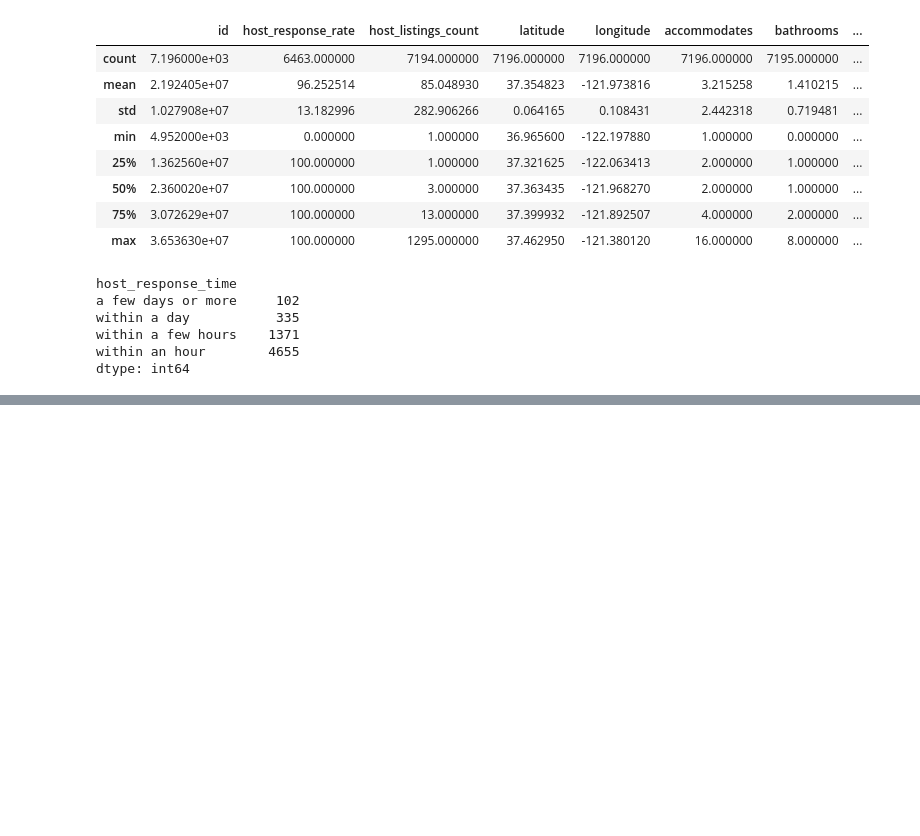
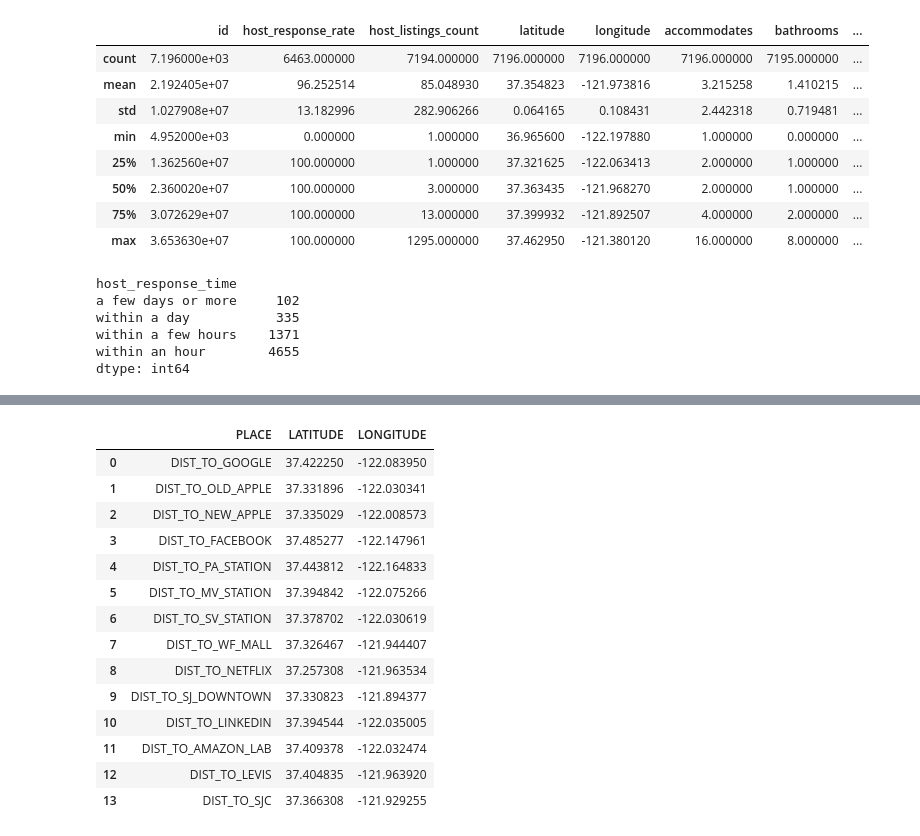
Before and after one commit to Armclimber/Projects, a Jupyter notebook: Capstone1/Data Wrangling.ipynb, the cells around one changed output, grey strips where cells are left out. Saved outputs shown, nothing was run; the diff lists cells and outputs as text; code cells hidden in the pictures; blank space fills up the shorter version.

```diff
--- a/Capstone1/Data Wrangling.ipynb
+++ b/Capstone1/Data Wrangling.ipynb
@@ -444,0 +494,20 @@ Name: zipcode, Length: 7196, dtype: object
+# %%
+#Read landmark coordinates data
+landmark = pd.read_csv(data_path + "Redfin/PLACE_COORDINATE.csv")
+landmark
+# %% [output]
+|  | PLACE | LATITUDE | LONGITUDE |
+| 0 | DIST_TO_GOOGLE | 37.422250 | -122.083950 |
+| 1 | DIST_TO_OLD_APPLE | 37.331896 | -122.030341 |
+| 2 | DIST_TO_NEW_APPLE | 37.335029 | -122.008573 |
+| 3 | DIST_TO_FACEBOOK | 37.485277 | -122.147961 |
+| 4 | DIST_TO_PA_STATION | 37.443812 | -122.164833 |
+| 5 | DIST_TO_MV_STATION | 37.394842 | -122.075266 |
+| 6 | DIST_TO_SV_STATION | 37.378702 | -122.030619 |
+| 7 | DIST_TO_WF_MALL | 37.326467 | -121.944407 |
+| 8 | DIST_TO_NETFLIX | 37.257308 | -121.963534 |
+| 9 | DIST_TO_SJ_DOWNTOWN | 37.330823 | -121.894377 |
+| 10 | DIST_TO_LINKEDIN | 37.394544 | -122.035005 |
+| 11 | DIST_TO_AMAZON_LAB | 37.409378 | -122.032474 |
+| 12 | DIST_TO_LEVIS | 37.404835 | -121.963920 |
+| 13 | DIST_TO_SJC | 37.366308 | -121.929255 |
```
Also changed, not shown: parts of 7 cells of this notebook.
